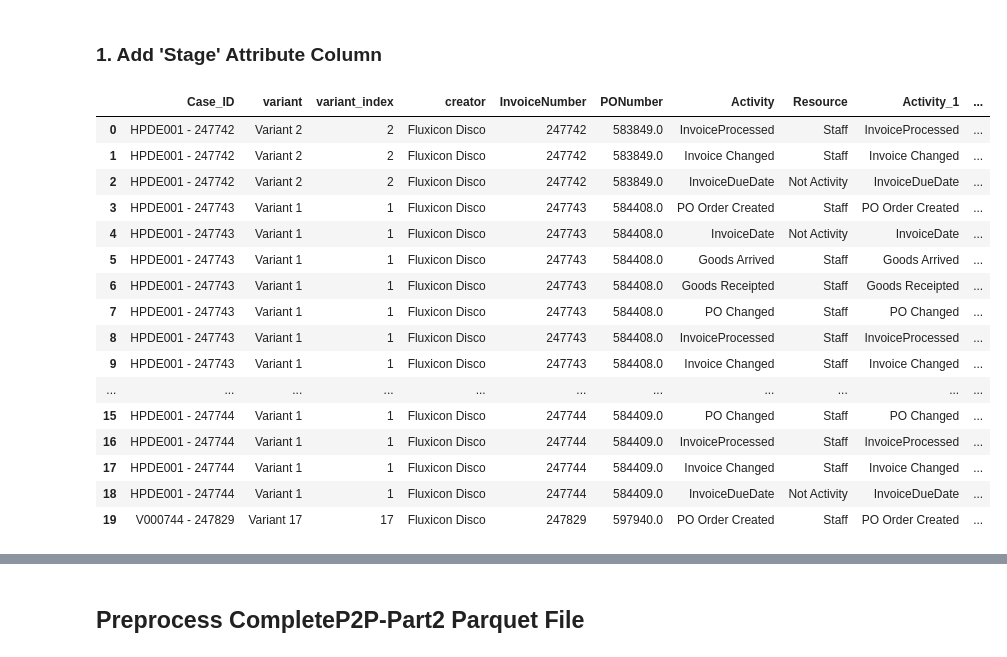
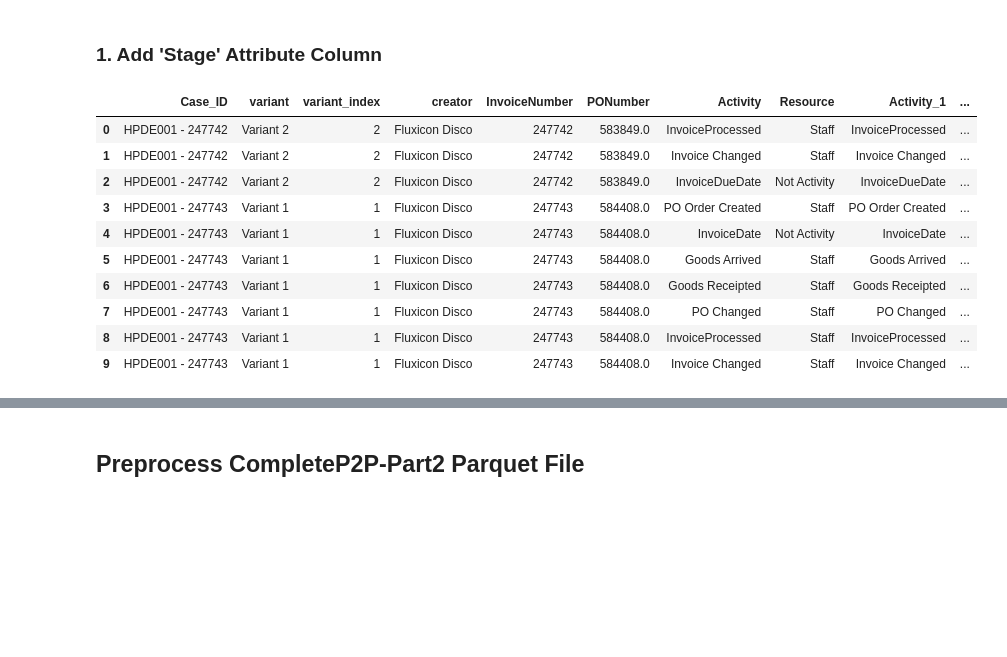
Before and after one commit to nadyaureliah/BPA-Preprocessing, a Jupyter notebook: Query.ipynb, the cells around one changed output, grey strips where cells are left out. Cells and saved outputs as stored; diff of their text form; code cells hidden in the pictures; blank space fills up the shorter version.

```diff
--- a/Query.ipynb
+++ b/Query.ipynb
@@ -31,22 +31,16 @@ def categorize_activity_pre(activity):
 
 df['Stage'] = df['Activity'].apply(categorize_activity_pre)
 # %%
-df.head(20)
+df.head(10)
 # %% [output]
 |  | Case_ID | variant | variant_index | creator | InvoiceNumber | PONumber | Activity | Resource | Activity_1 | ... |
 | 0 | HPDE001 - 247742 | Variant 2 | 2 | Fluxicon Disco | 247742 | 583849.0 | InvoiceProcessed | Staff | InvoiceProcessed | ... |
 | 1 | HPDE001 - 247742 | Variant 2 | 2 | Fluxicon Disco | 247742 | 583849.0 | Invoice Changed | Staff | Invoice Changed | ... |
 | 2 | HPDE001 - 247742 | Variant 2 | 2 | Fluxicon Disco | 247742 | 583849.0 | InvoiceDueDate | Not Activity | InvoiceDueDate | ... |
 | 3 | HPDE001 - 247743 | Variant 1 | 1 | Fluxicon Disco | 247743 | 584408.0 | PO Order Created | Staff | PO Order Created | ... |
 | 4 | HPDE001 - 247743 | Variant 1 | 1 | Fluxicon Disco | 247743 | 584408.0 | InvoiceDate | Not Activity | InvoiceDate | ... |
 | 5 | HPDE001 - 247743 | Variant 1 | 1 | Fluxicon Disco | 247743 | 584408.0 | Goods Arrived | Staff | Goods Arrived | ... |
 | 6 | HPDE001 - 247743 | Variant 1 | 1 | Fluxicon Disco | 247743 | 584408.0 | Goods Receipted | Staff | Goods Receipted | ... |
 | 7 | HPDE001 - 247743 | Variant 1 | 1 | Fluxicon Disco | 247743 | 584408.0 | PO Changed | Staff | PO Changed | ... |
 | 8 | HPDE001 - 247743 | Variant 1 | 1 | Fluxicon Disco | 247743 | 584408.0 | InvoiceProcessed | Staff | InvoiceProcessed | ... |
 | 9 | HPDE001 - 247743 | Variant 1 | 1 | Fluxicon Disco | 247743 | 584408.0 | Invoice Changed | Staff | Invoice Changed | ... |
-| ... | ... | ... | ... | ... | ... | ... | ... | ... | ... | ... |
-| 15 | HPDE001 - 247744 | Variant 1 | 1 | Fluxicon Disco | 247744 | 584409.0 | PO Changed | Staff | PO Changed | ... |
-| 16 | HPDE001 - 247744 | Variant 1 | 1 | Fluxicon Disco | 247744 | 584409.0 | InvoiceProcessed | Staff | InvoiceProcessed | ... |
-| 17 | HPDE001 - 247744 | Variant 1 | 1 | Fluxicon Disco | 247744 | 584409.0 | Invoice Changed | Staff | Invoice Changed | ... |
-| 18 | HPDE001 - 247744 | Variant 1 | 1 | Fluxicon Disco | 247744 | 584409.0 | InvoiceDueDate | Not Activity | InvoiceDueDate | ... |
-| 19 | V000744 - 247829 | Variant 17 | 17 | Fluxicon Disco | 247829 | 597940.0 | PO Order Created | Staff | PO Order Created | ... |
```
Also changed, not shown: parts of 28 cells of this notebook, 4 other files.
